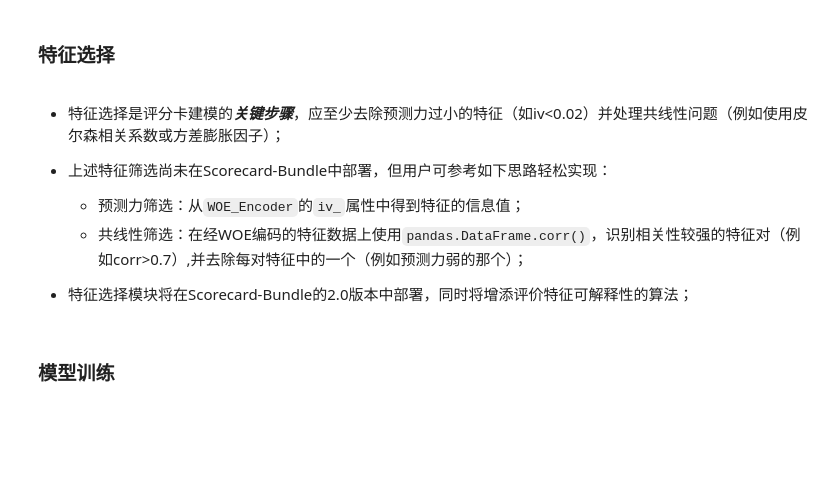
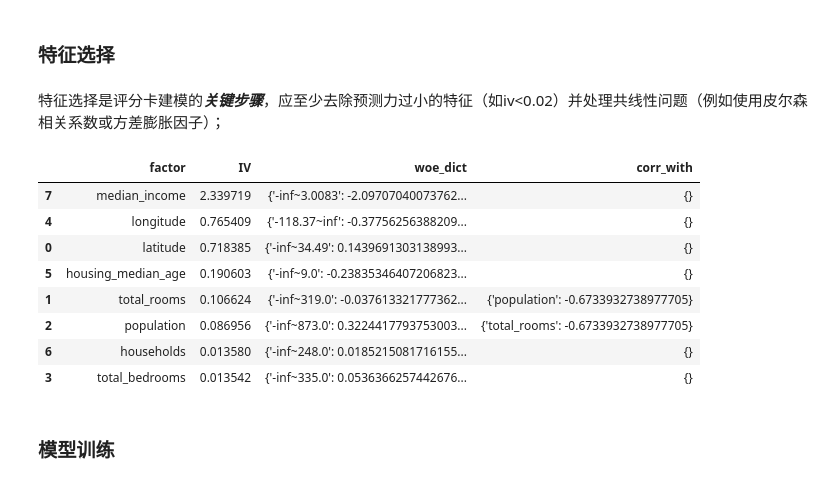
Before and after one commit to Lantianzz/Scorecard-Bundle, a Jupyter notebook: examples/示例_使用Scorecard-Bundle进行基本的评分卡建模.ipynb, the cells around one changed output. Saved outputs shown, nothing was run; the diff lists cells and outputs as text; code cells hidden in the pictures; blank space fills up the shorter version.

```diff
--- a/examples/示例_使用Scorecard-Bundle进行基本的评分卡建模.ipynb
+++ b/examples/示例_使用Scorecard-Bundle进行基本的评分卡建模.ipynb
@@ -178,15 +184,19 @@ trans_woe.result_dict_ # 每个特征的WOE字典和信息值 (iv)
 # %% [markdown]
 ### 特征选择
-# %% [markdown]
-- 特征选择是评分卡建模的***关键步骤***，应至少去除预测力过小的特征（如iv<0.02）并处理共线性问题（例如使用皮尔森相关系数或方差膨胀因子）；
-
-
-- 上述特征筛选尚未在Scorecard-Bundle中部署，但用户可参考如下思路轻松实现：
-    - 预测力筛选：从`WOE_Encoder`的`iv_`属性中得到特征的信息值；
-    - 共线性筛选：在经WOE编码的特征数据上使用`pandas.DataFrame.corr()`，识别相关性较强的特征对（例如corr>0.7）,并去除每对特征中的一个（例如预测力弱的那个）；
-
-
-- 特征选择模块将在Scorecard-Bundle的2.0版本中部署，同时将增添评价特征可解释性的算法；
+# %% [markdown]
+特征选择是评分卡建模的***关键步骤***，应至少去除预测力过小的特征（如iv<0.02）并处理共线性问题（例如使用皮尔森相关系数或方差膨胀因子）；
+# %%
+fs.selection_with_iv_corr(trans_woe, result_woe)
+# %% [output]
+|  | factor | IV | woe_dict | corr_with |
+| 7 | median_income | 2.339719 | {'-inf~3.0083': -2.09707040073762... | {} |
+| 4 | longitude | 0.765409 | {'-118.37~inf': -0.37756256388209... | {} |
+| 0 | latitude | 0.718385 | {'-inf~34.49': 0.1439691303138993... | {} |
+| 5 | housing_median_age | 0.190603 | {'-inf~9.0': -0.23835346407206823... | {} |
+| 1 | total_rooms | 0.106624 | {'-inf~319.0': -0.037613321777362... | {'population': -0.6733932738977705} |
+| 2 | population | 0.086956 | {'-inf~873.0': 0.3224417793753003... | {'total_rooms': -0.6733932738977705} |
+| 6 | households | 0.013580 | {'-inf~248.0': 0.0185215081716155... | {} |
+| 3 | total_bedrooms | 0.013542 | {'-inf~335.0': 0.0536366257442676... | {} |
 # %% [markdown]
 ### 模型训练
 # %%
```
Also changed, not shown: parts of 13 cells of this notebook, 3 other files.
